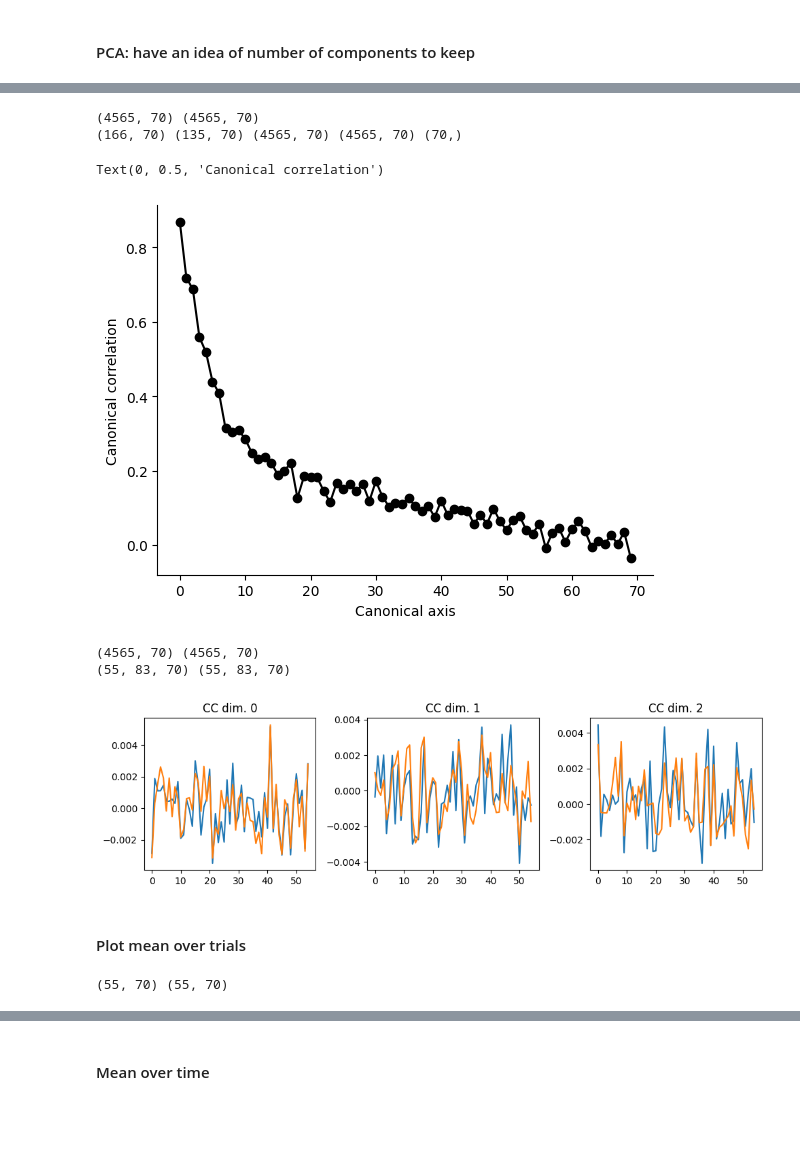
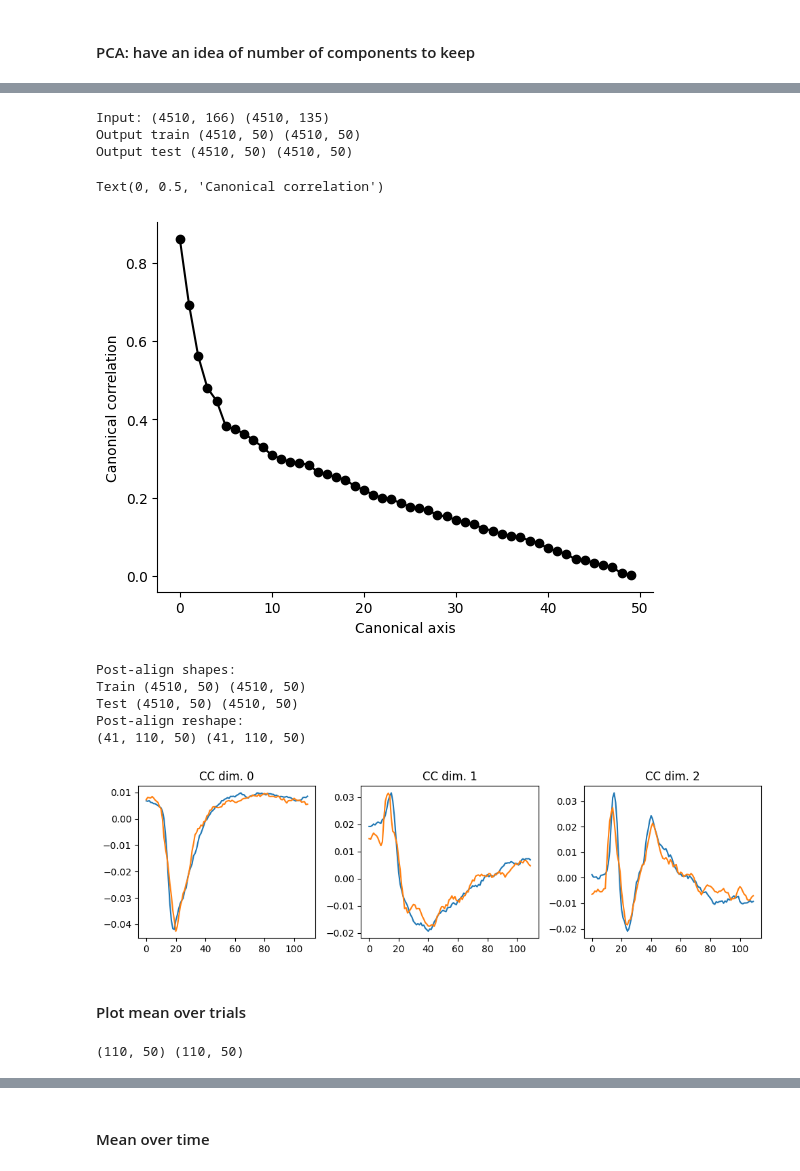
Before and after one commit to abisi/comm-project, a Jupyter notebook: code/cca_cv.ipynb, the cells around one changed output, grey strips where cells are left out. Drawn from its saved outputs; the diff is of its cells as text; code cells hidden in the pictures; blank space fills up the shorter version.

Commit message:
fix align+nb changes

```diff
--- a/code/cca_cv.ipynb
+++ b/code/cca_cv.ipynb
@@ -409,11 +418,20 @@ plt.tight_layout()
 # %%
-n_pcs=70
-axes_area_1, axes_area_2, A_1, A_2, cc = cca_helpers.align(X_1.T, X_2.T, m=n_pcs, cv=True)
+n_pcs=50
+
+print('Input:', X_1_tr.T.shape, X_2_tr.T.shape)
+axes_area_1, axes_area_2, A_1_tr, A_2_tr, cc = cca_helpers.align(X_1_tr.T, X_2_tr.T, m=n_pcs, cv=False)
 cc = np.asarray(cc)
-print(axes_area_1.shape, axes_area_2.shape, A_1.shape, A_2.shape, cc.shape)
+#print(axes_area_1.shape, axes_area_2.shape, A_1.shape, A_2.shape, cc.shape)
+
+A_1_te = X_1_te.T @ axes_area_1
+A_2_te = X_2_te.T @ axes_area_2
+
+print('Output train', A_1_tr.shape, A_2_tr.shape)
+print('Output test', A_1_te.shape, A_2_te.shape)
 # %% [output]
-(4565, 70) (4565, 70)
-(166, 70) (135, 70) (4565, 70) (4565, 70) (70,)
+Input: (4510, 166) (4510, 135)
+Output train (4510, 50) (4510, 50)
+Output test (4510, 50) (4510, 50)
 # %%
 fig, ax = plt.subplots(1,1)
 remove_top_right_frame(ax)
@@ -423,38 +441,45 @@ ax.set_xlabel('Canonical axis')
 ax.set_ylabel('Canonical correlation')
 # %% [output]
 Text(0, 0.5, 'Canonical correlation')
-[figure, old version]
+[figure, new version]
 # %%
 #A_1 = X_1.T @ axes_area_1
 #A_2 = X_2.T @ axes_area_2
-print(A_1.shape, A_2.shape)
+print('Post-align shapes:')
+print('Train', A_1_tr.shape, A_2_tr.shape)
+print('Test', A_1_te.shape, A_2_te.shape)
 
-A_1_trials = A_1.reshape(-1, n_trials, A_1.shape[1])
-A_2_trials = A_2.reshape(-1, n_trials, A_2.shape[1])
+A_1_trials = A_1_tr.reshape(n_trials, -1, A_1_tr.shape[1])
+A_2_trials = A_2_tr.reshape(n_trials, -1, A_2_tr.shape[1])
+
+print('Post-align reshape:')
 print(A_1_trials.shape, A_2_trials.shape)
 
 fig, axs = plt.subplots(1,3, figsize=(10,3), sharex=False, sharey=False)
 for cc_dim in range(3):
     axs[cc_dim].set_title('CC dim. {}'.format(cc_dim))
-    axs[cc_dim].plot(np.mean(A_1_trials, axis=1)[:,cc_dim])
-    axs[cc_dim].plot(np.mean(A_2_trials, axis=1)[:,cc_dim])
+    axs[cc_dim].plot(np.mean(A_1_trials, axis=0)[:,cc_dim])
+    axs[cc_dim].plot(np.mean(A_2_trials, axis=0)[:,cc_dim])
 plt.tight_layout()
 # %% [output]
-(4565, 70) (4565, 70)
-(55, 83, 70) (55, 83, 70)
+Post-align shapes:
+Train (4510, 50) (4510, 50)
+Test (4510, 50) (4510, 50)
+Post-align reshape:
+(41, 110, 50) (41, 110, 50)
-[figure, old version]
+[figure, new version]
 # %% [markdown]
 #### Plot mean over trials
 # %%
 from matplotlib.collections import LineCollection
 from matplotlib.colors import ListedColormap, BoundaryNorm
 # %%
-A_1_trials_mean = np.mean(A_1_trials,axis=1)
-A_2_trials_mean = np.mean(A_2_trials,axis=1)
+A_1_trials_mean = np.mean(A_1_trials,axis=0)
+A_2_trials_mean = np.mean(A_2_trials,axis=0)
 print(A_1_trials_mean.shape, A_2_trials_mean.shape)
 n_time_bins = A_1_trials_mean.shape[0]
 # %% [output]
-(55, 70) (55, 70)
+(110, 50) (110, 50)
 # %%
 fig, ax = plt.subplots(1,1)
 remove_top_right_frame(ax)
```
Also changed, not shown: parts of 7 cells of this notebook, 1 other file.
